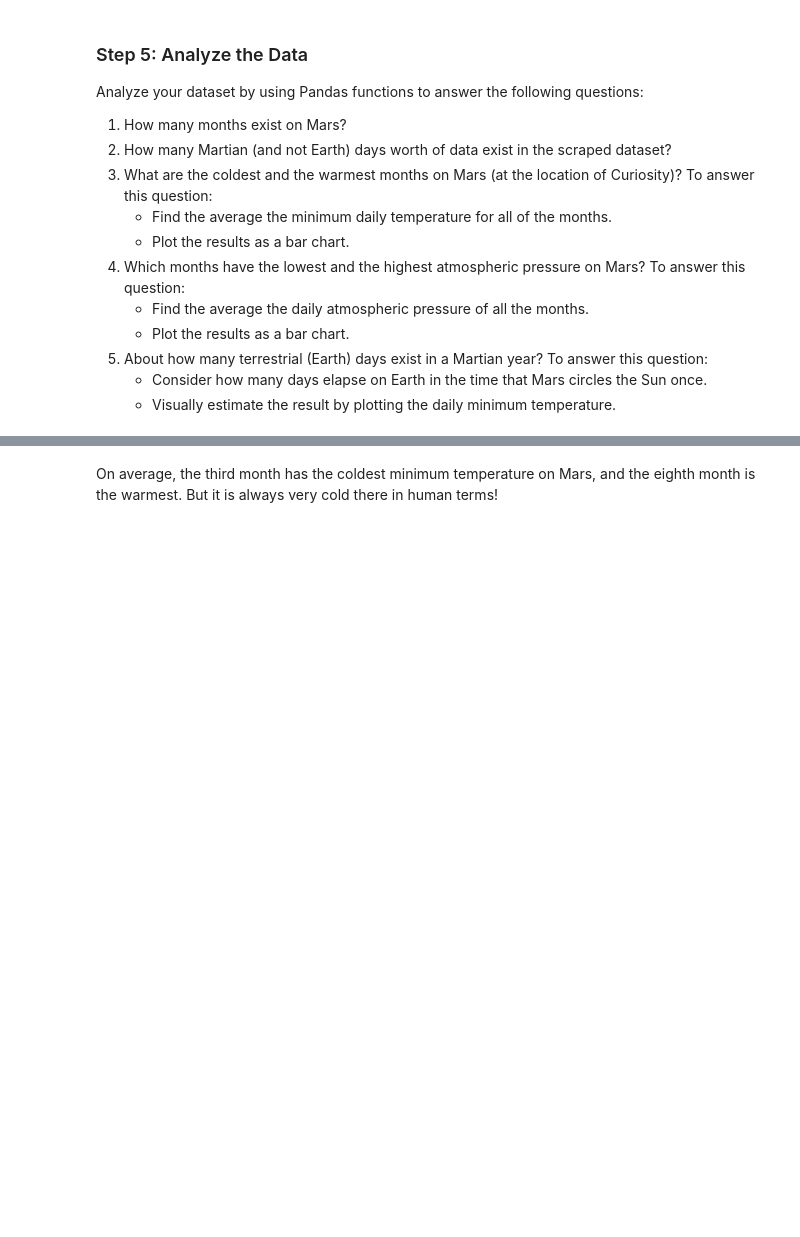
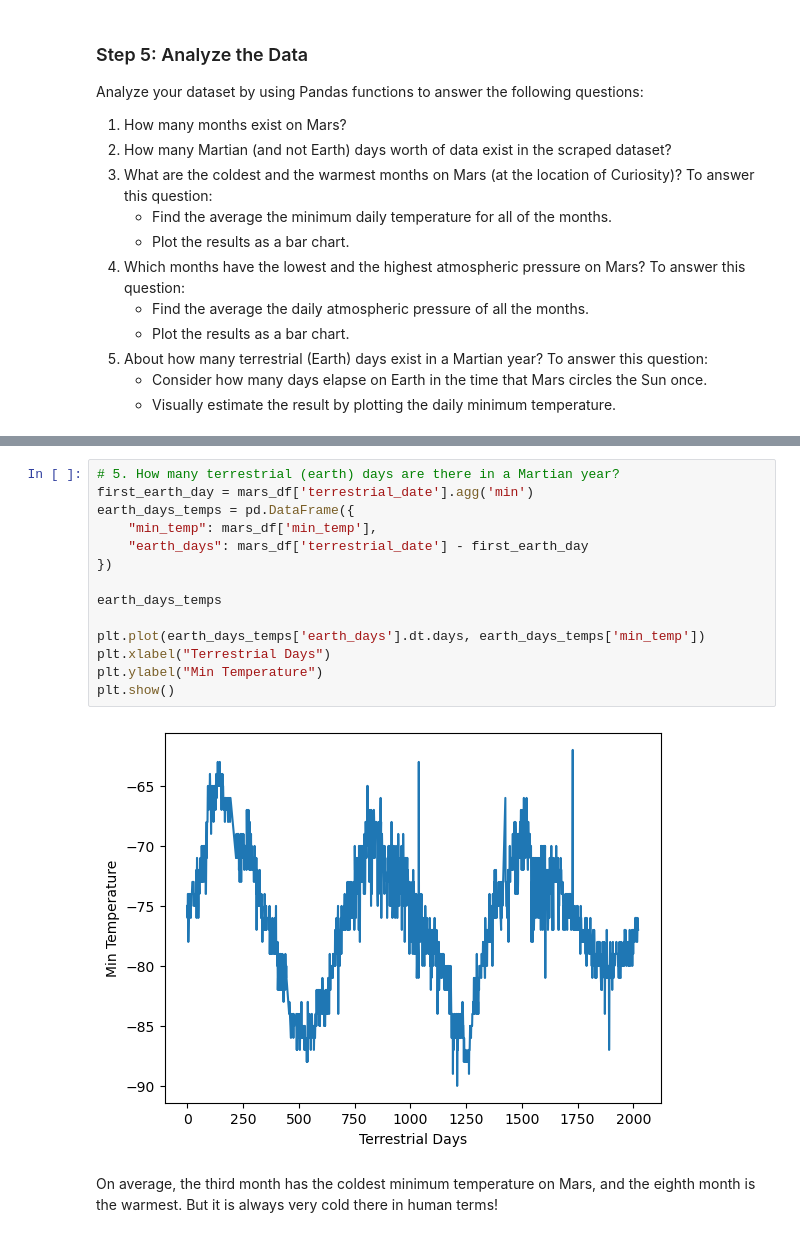
Before and after one commit to TatianaLouise/web-scraping-challenge, a Jupyter notebook: part_2_mars_weather.ipynb, the cells around one changed output, grey strips where cells are left out. Drawn from its saved outputs; the diff is of its cells as text; blank space fills up the shorter version.

```diff
--- a/part_2_mars_weather.ipynb
+++ b/part_2_mars_weather.ipynb
@@ -212,3 +250,19 @@ Name: pressure, dtype: float64
+# %%
+# 5. How many terrestrial (earth) days are there in a Martian year?
+first_earth_day = mars_df['terrestrial_date'].agg('min')
+earth_days_temps = pd.DataFrame({
+    "min_temp": mars_df['min_temp'],
+    "earth_days": mars_df['terrestrial_date'] - first_earth_day
+})
+
+earth_days_temps
+
+plt.plot(earth_days_temps['earth_days'].dt.days, earth_days_temps['min_temp'])
+plt.xlabel("Terrestrial Days")
+plt.ylabel("Min Temperature")
+plt.show()
+# %% [output]
+[figure, added]
 # %% [markdown]
 On average, the third month has the coldest minimum temperature on Mars, and the eighth month is the warmest. But it is always very cold there in human terms!
 # %% [markdown]
```
Also changed, not shown: parts of 13 cells of this notebook, 2 other files.
